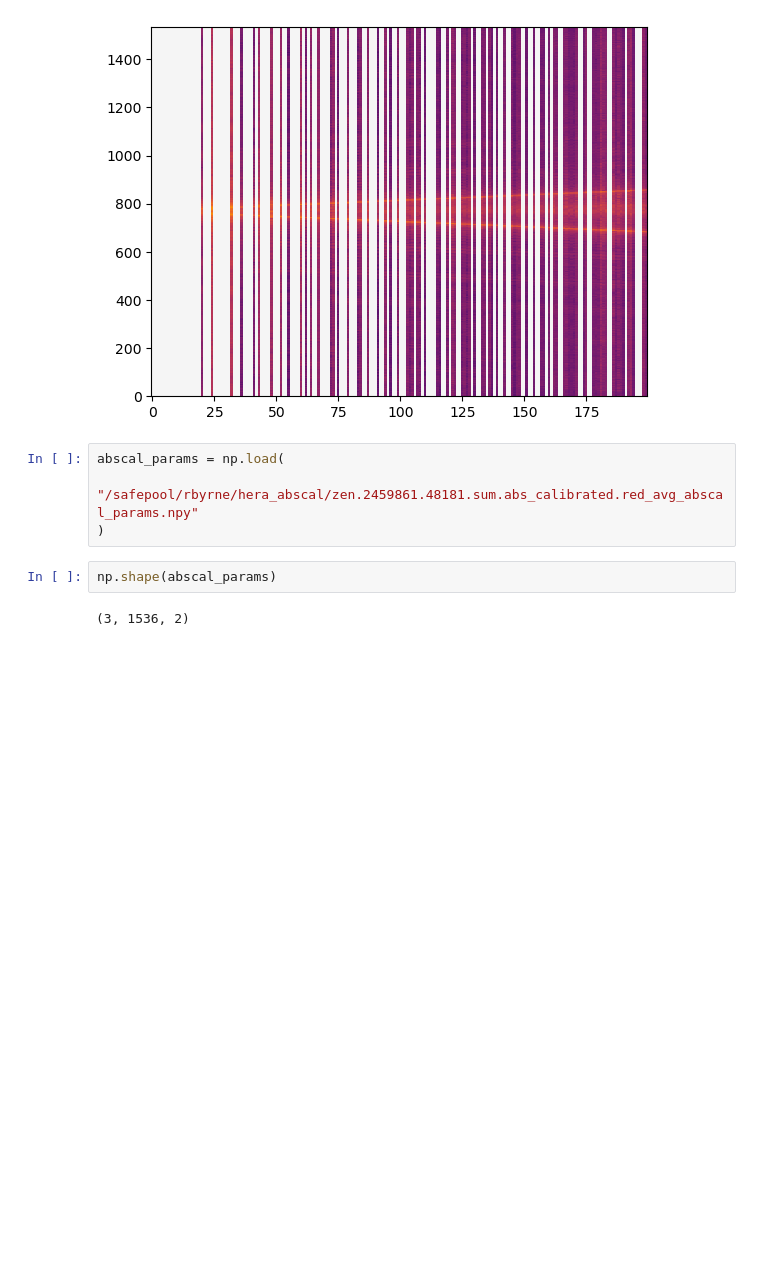
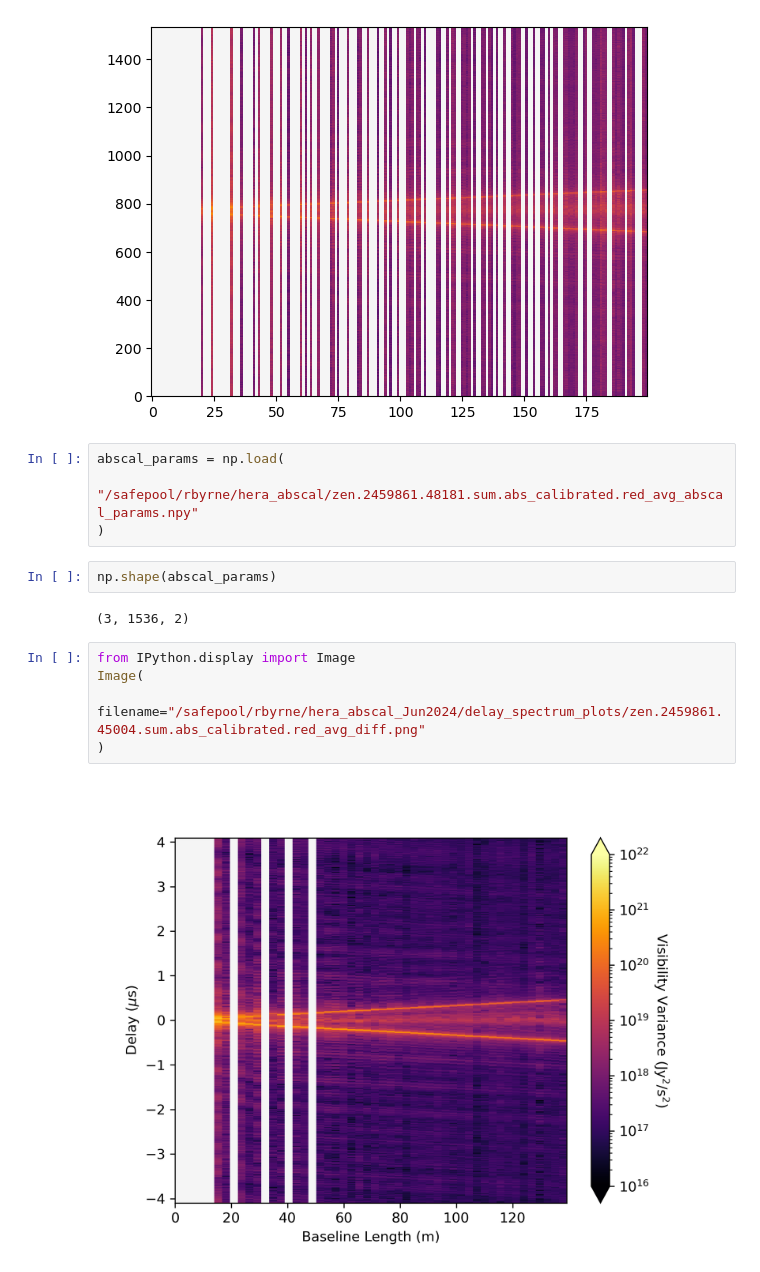
Before and after one commit to rlbyrne/rlb_hera, a Jupyter notebook: hera_data_viewer.ipynb, the cells around one changed output. Saved outputs shown, nothing was run; the diff lists cells and outputs as text; blank space fills up the shorter version.

```diff
--- a/hera_data_viewer.ipynb
+++ b/hera_data_viewer.ipynb
@@ -168,3 +161,10 @@ abscal_params = np.load(
 np.shape(abscal_params)
 # %% [output]
 (3, 1536, 2)
+# %%
+from IPython.display import Image
+Image(
+    filename="/safepool/rbyrne/hera_abscal_Jun2024/delay_spectrum_plots/zen.2459861.45004.sum.abs_calibrated.red_avg_diff.png"
+)
+# %% [output]
+[figure, added]
```
Also changed, not shown: parts of 10 cells of this notebook, 1 other file.
